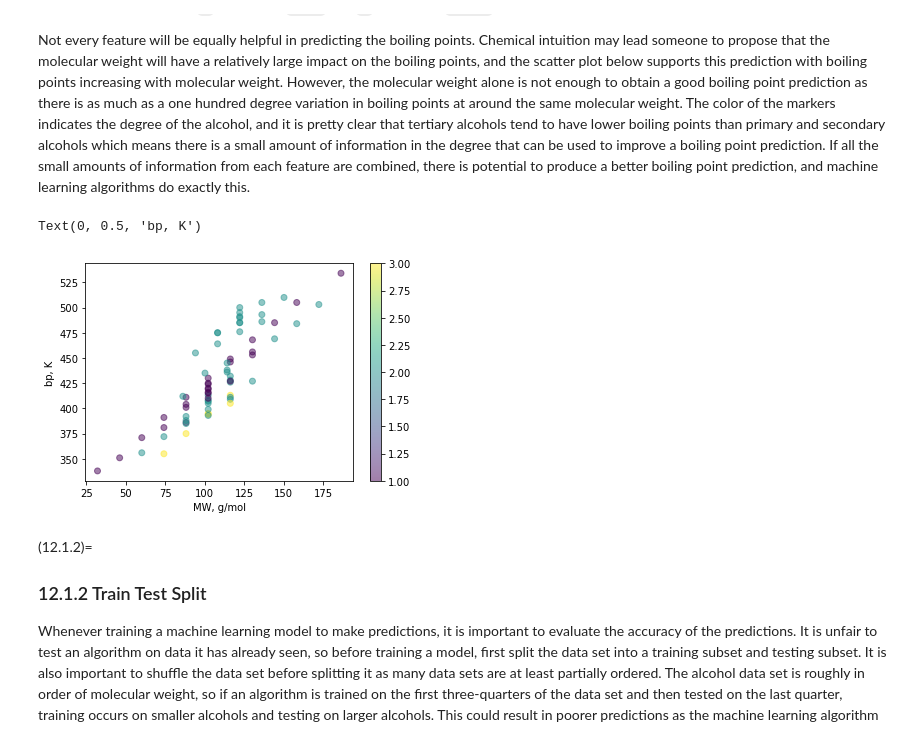
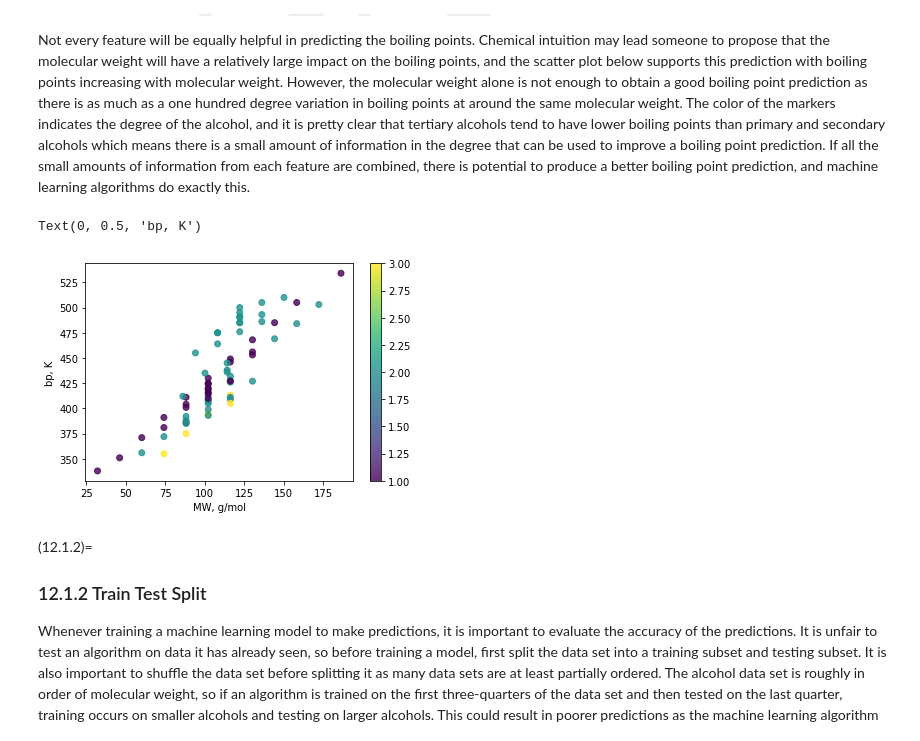
Before and after one commit to weisscharlesj/SciCompforChemists, a Jupyter notebook: _sources/notebooks/chapter_12/chap_12_notebook.ipynb, the cells around one changed output. Drawn from its saved outputs; the diff is of its cells as text; code cells hidden in the pictures.

```diff
--- a/_sources/notebooks/chapter_12/chap_12_notebook.ipynb
+++ b/_sources/notebooks/chapter_12/chap_12_notebook.ipynb
@@ -42,13 +42,13 @@ The data set includes the boiling point (K), molecular weight (g/mol), number of
 
 Not every feature will be equally helpful in predicting the boiling points. Chemical intuition may lead someone to propose that the molecular weight will have a relatively large impact on the boiling points, and the scatter plot below supports this prediction with boiling points increasing with molecular weight. However, the molecular weight alone is not enough to obtain a good boiling point prediction as there is as much as a one hundred degree variation in boiling points at around the same molecular weight. The color of the markers indicates the degree of the alcohol, and it is pretty clear that tertiary alcohols tend to have lower boiling points than primary and secondary alcohols which means there is a small amount of information in the degree that can be used to improve a boiling point prediction. If all the small amounts of information from each feature are combined, there is potential to produce a better boiling point prediction, and machine learning algorithms do exactly this.
 # %%
-plt.scatter(ROH['MW'], ROH['bp'], alpha=0.5, c=ROH['degree'], cmap='viridis')
+plt.scatter(ROH['MW'], ROH['bp'], alpha=0.8, c=ROH['degree'], cmap='viridis')
 plt.colorbar()
 plt.xlabel('MW, g/mol')
 plt.ylabel('bp, K')
 # %% [output]
 Text(0, 0.5, 'bp, K')
-[figure, old version]
+[figure, new version]
 # %% [markdown]
 (12.1.2)=
 ### 12.1.2 Train Test Split
```
Also changed, not shown: parts of 3 cells of this notebook, 42 other files.
